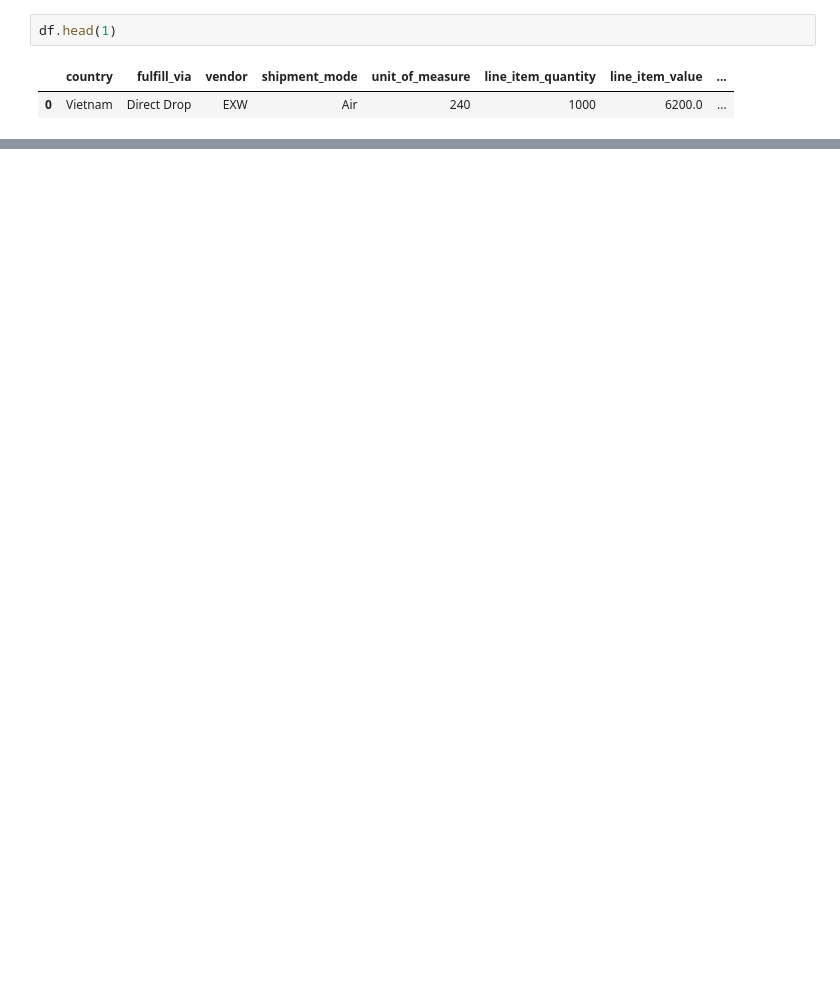
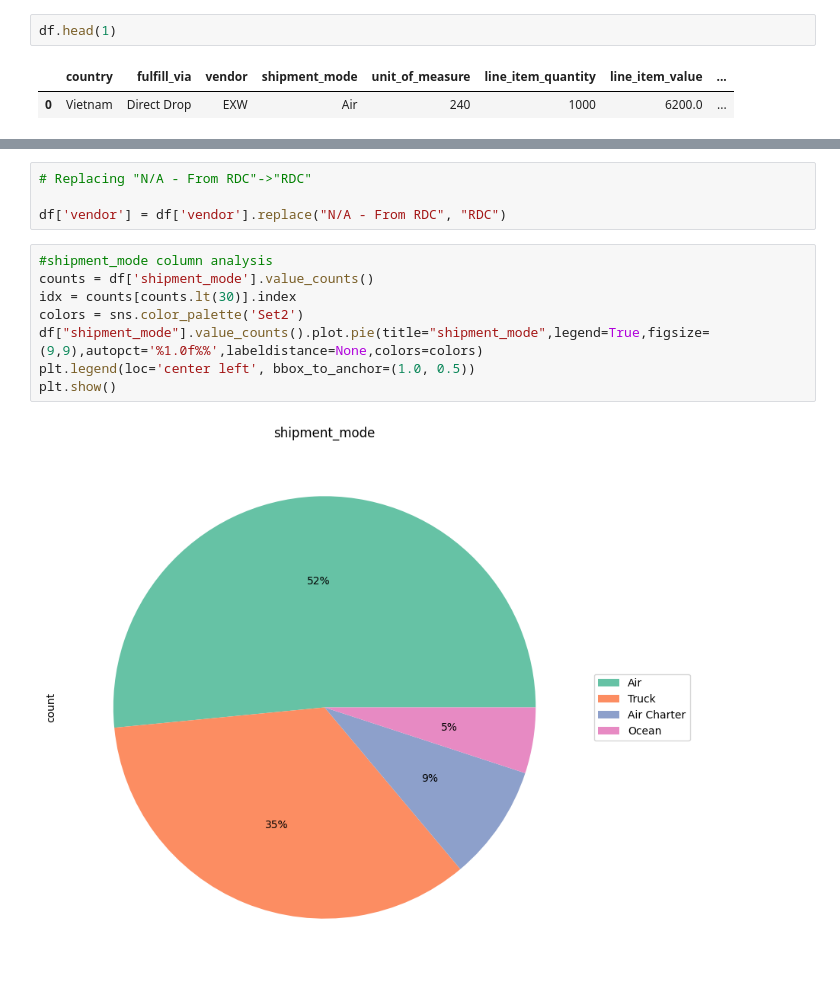
Before and after one commit to PratikBorkar04/Consignment_Pricing, a Jupyter notebook: notebook/EDA.ipynb, the cells around one changed output, grey strips where cells are left out. Cells and saved outputs as stored; diff of their text form; blank space fills up the shorter version.

```diff
--- a/notebook/EDA.ipynb
+++ b/notebook/EDA.ipynb
@@ -480,0 +528,14 @@ Length: 3814, dtype: float64
+# %%
+# Replacing "N/A - From RDC"->"RDC"
+
+df['vendor'] = df['vendor'].replace("N/A - From RDC", "RDC")
+# %%
+#shipment_mode column analysis
+counts = df['shipment_mode'].value_counts()
+idx = counts[counts.lt(30)].index
+colors = sns.color_palette('Set2')
+df["shipment_mode"].value_counts().plot.pie(title="shipment_mode",legend=True,figsize=(9,9),autopct='%1.0f%%',labeldistance=None,colors=colors)
+plt.legend(loc='center left', bbox_to_anchor=(1.0, 0.5))
+plt.show()
+# %% [output]
+[figure, added]
```
Also changed, not shown: parts of 20 cells of this notebook.
